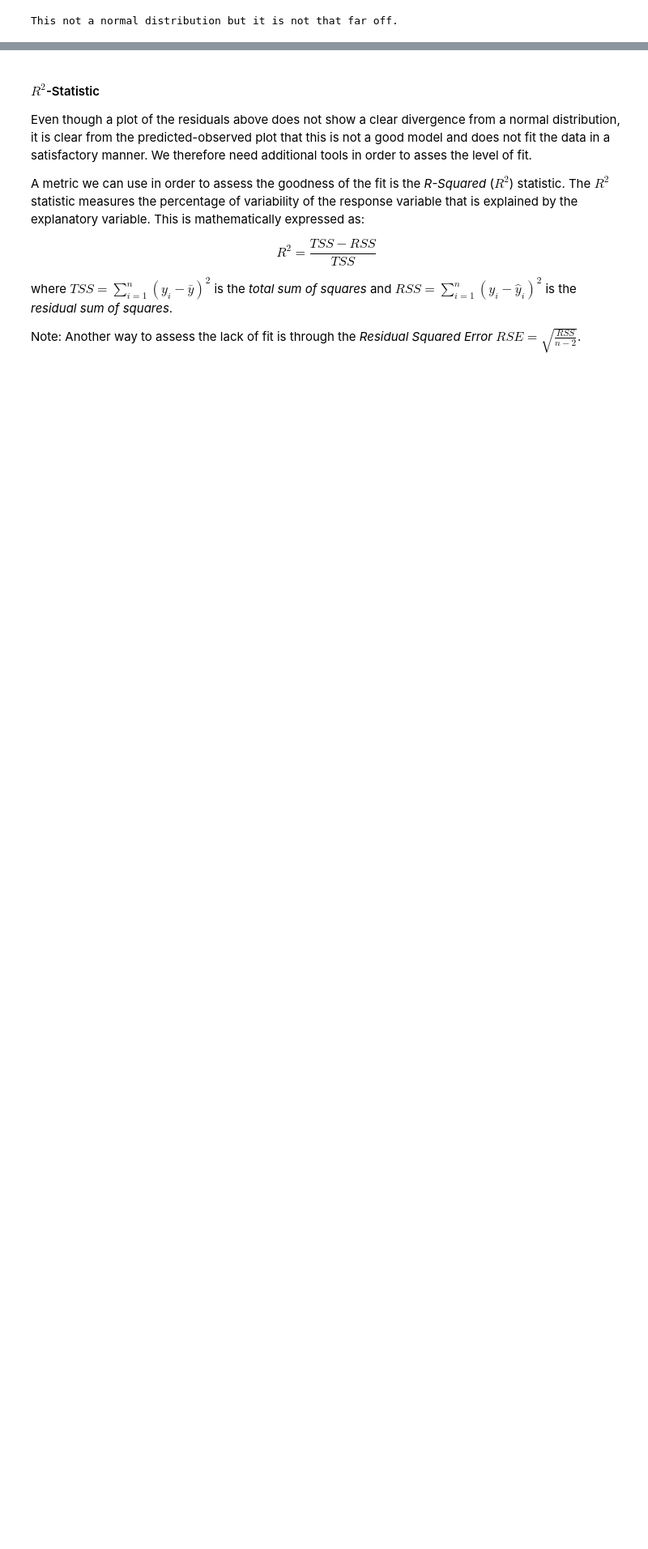
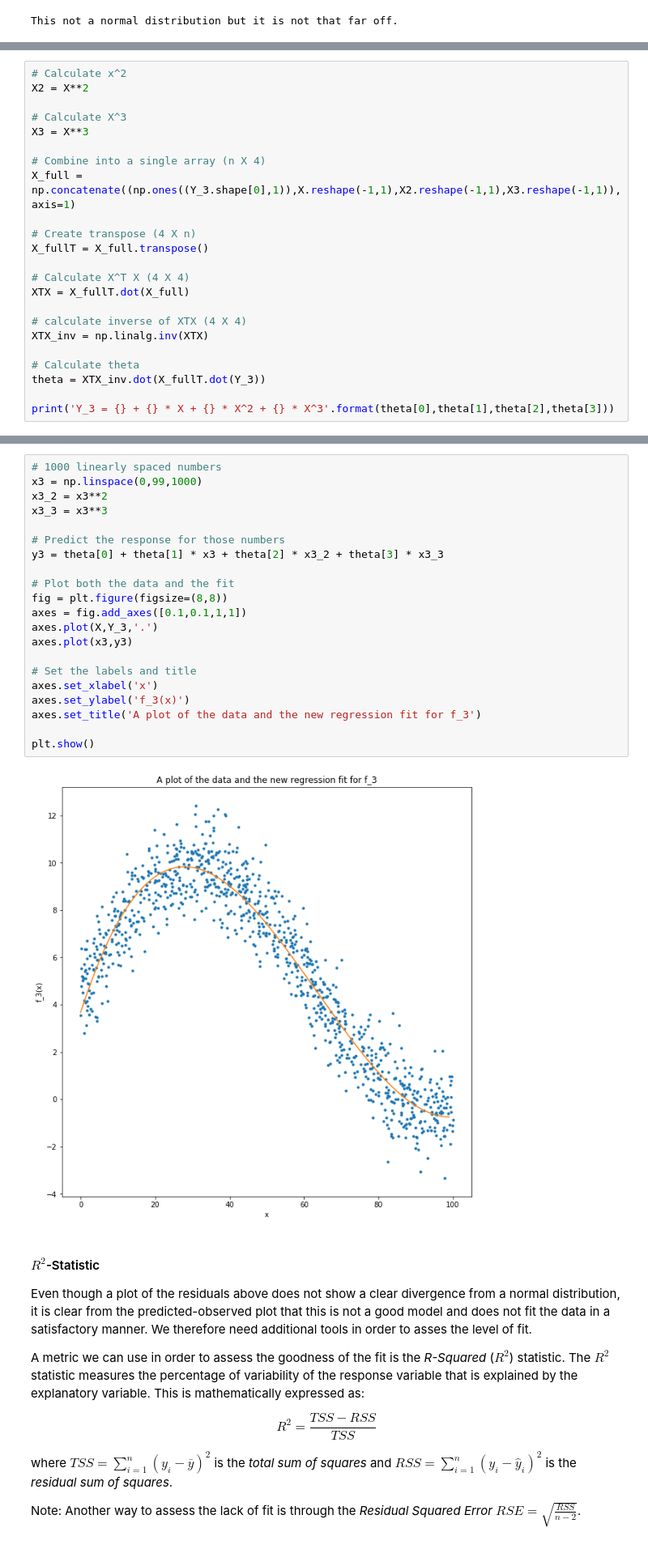
Before and after one commit to TanselArif-21/LinearRegression, a Jupyter notebook: LinearRegression.ipynb, the cells around one changed output, grey strips where cells are left out. Shown at 81% size. Saved outputs shown, nothing was run; the diff lists cells and outputs as text; blank space fills up the shorter version.

```diff
--- a/LinearRegression.ipynb
+++ b/LinearRegression.ipynb
@@ -593,0 +643,23 @@ This not a normal distribution but it is not that far off.
+# %%
+# Calculate x^2
+X2 = X**2
+
+# Calculate X^3
+X3 = X**3
+
+# Combine into a single array (n X 4)
+X_full = np.concatenate((np.ones((Y_3.shape[0],1)),X.reshape(-1,1),X2.reshape(-1,1),X3.reshape(-1,1)),axis=1)
+
+# Create transpose (4 X n)
+X_fullT = X_full.transpose()
+
+# Calculate X^T X (4 X 4)
+XTX = X_fullT.dot(X_full)
+
+# calculate inverse of XTX (4 X 4)
+XTX_inv = np.linalg.inv(XTX)
+
+# Calculate theta
+theta = XTX_inv.dot(X_fullT.dot(Y_3))
+
+print('Y_3 = {} + {} * X + {} * X^2 + {} * X^3'.format(theta[0],theta[1],theta[2],theta[3]))
@@ -594,3 +670,26 @@ This not a normal distribution but it is not that far off.
+# %%
+# 1000 linearly spaced numbers
+x3 = np.linspace(0,99,1000)
+x3_2 = x3**2
+x3_3 = x3**3
+
+# Predict the response for those numbers
+y3 = theta[0] + theta[1] * x3 + theta[2] * x3_2 + theta[3] * x3_3
+
+# Plot both the data and the fit
+fig = plt.figure(figsize=(8,8))
+axes = fig.add_axes([0.1,0.1,1,1])
+axes.plot(X,Y_3,'.')
+axes.plot(x3,y3)
+
+# Set the labels and title
+axes.set_xlabel('x')
+axes.set_ylabel('f_3(x)')
+axes.set_title('A plot of the data and the new regression fit for f_3')
+
+plt.show()
+# %% [output]
+[figure, added]
 # %% [markdown]
 #### $R^2$-Statistic
 
```
Also changed, not shown: parts of 18 cells of this notebook.
